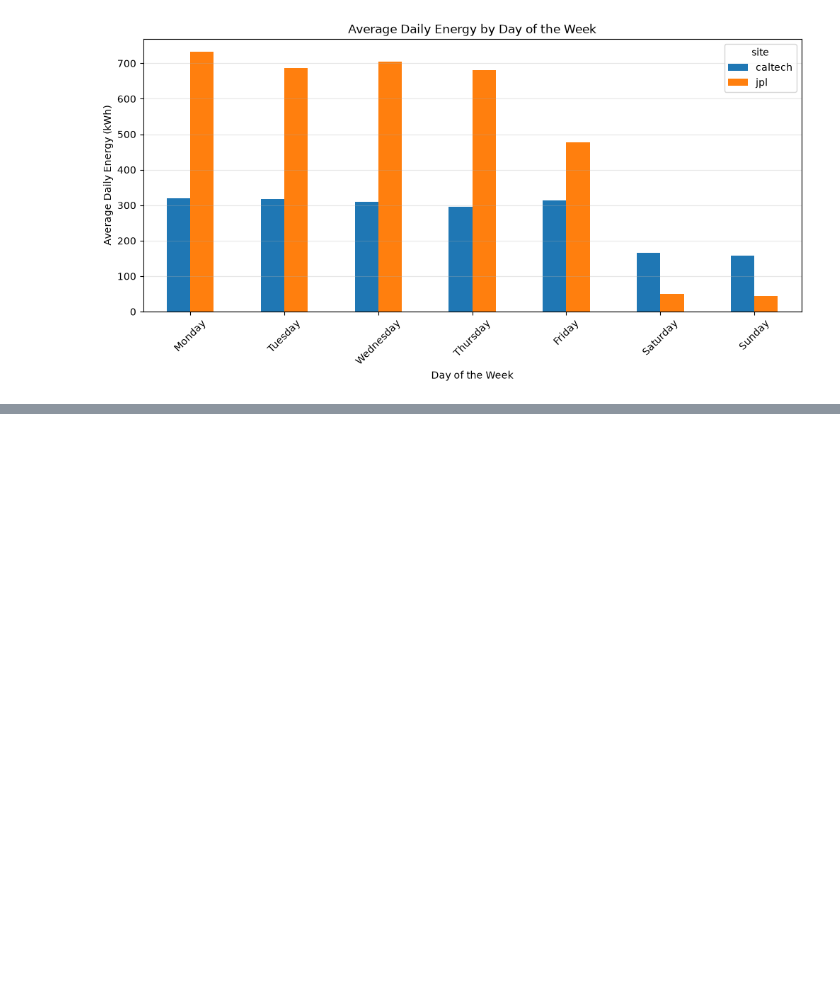
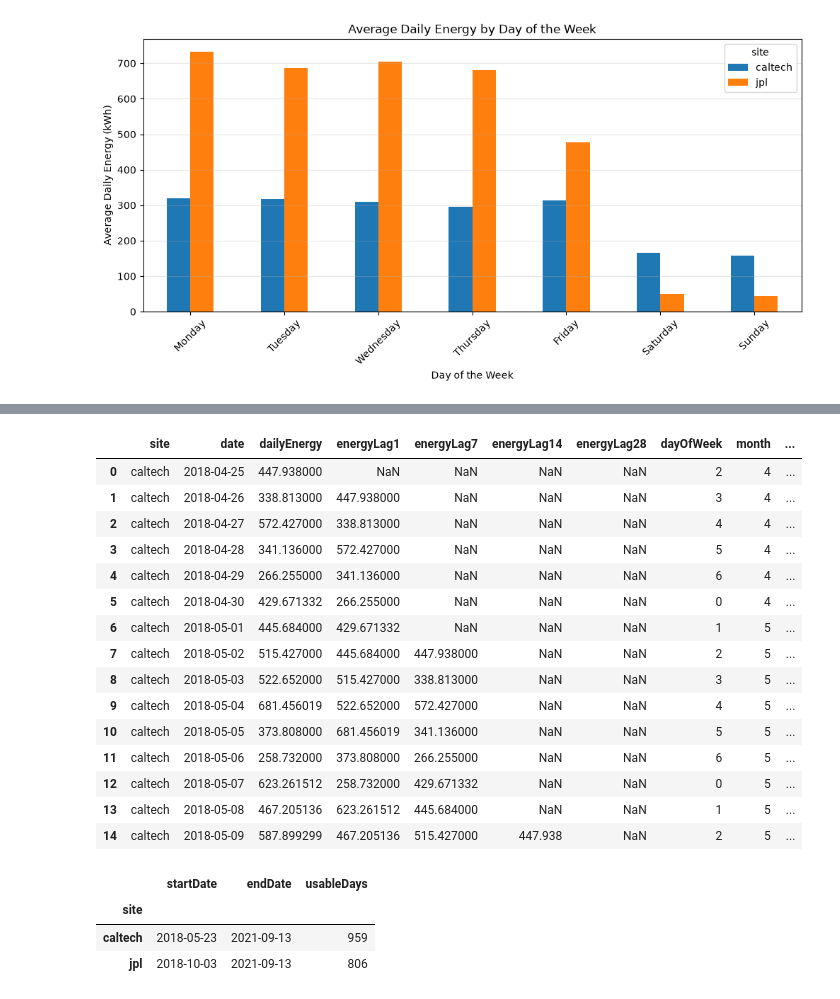
Before and after one commit to mikedalanon/EV-Thesis, a Jupyter notebook: EV_ConceptDriftAware_Thesis.ipynb, the cells around one changed output, grey strips where cells are left out. Drawn from its saved outputs; the diff is of its cells as text; code cells hidden in the pictures; blank space fills up the shorter version.

```diff
--- a/EV_ConceptDriftAware_Thesis.ipynb
+++ b/EV_ConceptDriftAware_Thesis.ipynb
@@ -504,0 +542,73 @@ plt.show()
+# %%
+# Create energy values from previous days.
+for lag in [1, 7, 14, 28]:
+    daily_complete_df[f"energyLag{lag}"] = (
+        daily_complete_df.groupby("site")["dailyEnergy"]
+        .shift(lag)
+    )
+
+# Create calendar features.
+daily_complete_df["dayOfWeek"] = (
+    daily_complete_df["date"].dt.dayofweek
+)
+
+daily_complete_df["month"] = (
+    daily_complete_df["date"].dt.month
+)
+
+daily_complete_df["isWeekend"] = (
+    daily_complete_df["dayOfWeek"] >= 5
+).astype(int)
+
+# Store the features that will be used by the models.
+feature_columns = [
+    "energyLag1",
+    "energyLag7",
+    "energyLag14",
+    "energyLag28",
+    "dayOfWeek",
+    "month",
+    "isWeekend"
+]
+
+daily_complete_df[
+    ["site", "date", "dailyEnergy", *feature_columns]
+].head(15)
+# %% [output]
+|  | site | date | dailyEnergy | energyLag1 | energyLag7 | energyLag14 | energyLag28 | dayOfWeek | month | ... |
+| 0 | caltech | 2018-04-25 | 447.938000 | NaN | NaN | NaN | NaN | 2 | 4 | ... |
+| 1 | caltech | 2018-04-26 | 338.813000 | 447.938000 | NaN | NaN | NaN | 3 | 4 | ... |
+| 2 | caltech | 2018-04-27 | 572.427000 | 338.813000 | NaN | NaN | NaN | 4 | 4 | ... |
+| 3 | caltech | 2018-04-28 | 341.136000 | 572.427000 | NaN | NaN | NaN | 5 | 4 | ... |
+| 4 | caltech | 2018-04-29 | 266.255000 | 341.136000 | NaN | NaN | NaN | 6 | 4 | ... |
+| 5 | caltech | 2018-04-30 | 429.671332 | 266.255000 | NaN | NaN | NaN | 0 | 4 | ... |
+| 6 | caltech | 2018-05-01 | 445.684000 | 429.671332 | NaN | NaN | NaN | 1 | 5 | ... |
+| 7 | caltech | 2018-05-02 | 515.427000 | 445.684000 | 447.938000 | NaN | NaN | 2 | 5 | ... |
+| 8 | caltech | 2018-05-03 | 522.652000 | 515.427000 | 338.813000 | NaN | NaN | 3 | 5 | ... |
+| 9 | caltech | 2018-05-04 | 681.456019 | 522.652000 | 572.427000 | NaN | NaN | 4 | 5 | ... |
+| 10 | caltech | 2018-05-05 | 373.808000 | 681.456019 | 341.136000 | NaN | NaN | 5 | 5 | ... |
+| 11 | caltech | 2018-05-06 | 258.732000 | 373.808000 | 266.255000 | NaN | NaN | 6 | 5 | ... |
+| 12 | caltech | 2018-05-07 | 623.261512 | 258.732000 | 429.671332 | NaN | NaN | 0 | 5 | ... |
+| 13 | caltech | 2018-05-08 | 467.205136 | 623.261512 | 445.684000 | NaN | NaN | 1 | 5 | ... |
+| 14 | caltech | 2018-05-09 | 587.899299 | 467.205136 | 515.427000 | 447.938 | NaN | 2 | 5 | ... |
+# %%
+# Keep rows with complete target, prediction, and feature values.
+model_df = daily_complete_df.dropna(
+    subset=[
+        "dailyEnergy",
+        "seasonalNaivePrediction",
+        *feature_columns
+    ]
+).copy()
+
+# Check the usable data for each site.
+model_df.groupby("site").agg(
+    startDate=("date", "min"),
+    endDate=("date", "max"),
+    usableDays=("date", "size")
+)
+# %% [output]
+|  | startDate | endDate | usableDays |
+| site |  |  |  |
+| caltech | 2018-05-23 | 2021-09-13 | 959 |
+| jpl | 2018-10-03 | 2021-09-13 | 806 |
```
Also changed, not shown: parts of 9 cells of this notebook.
